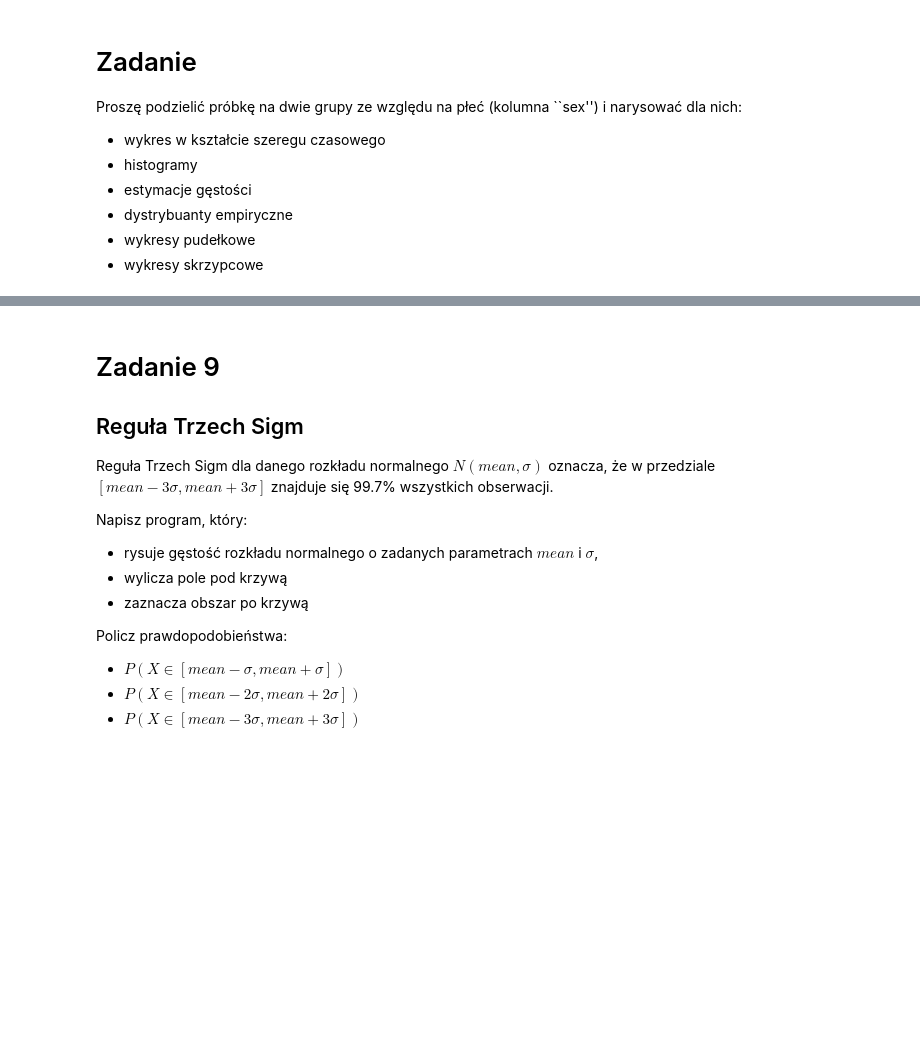
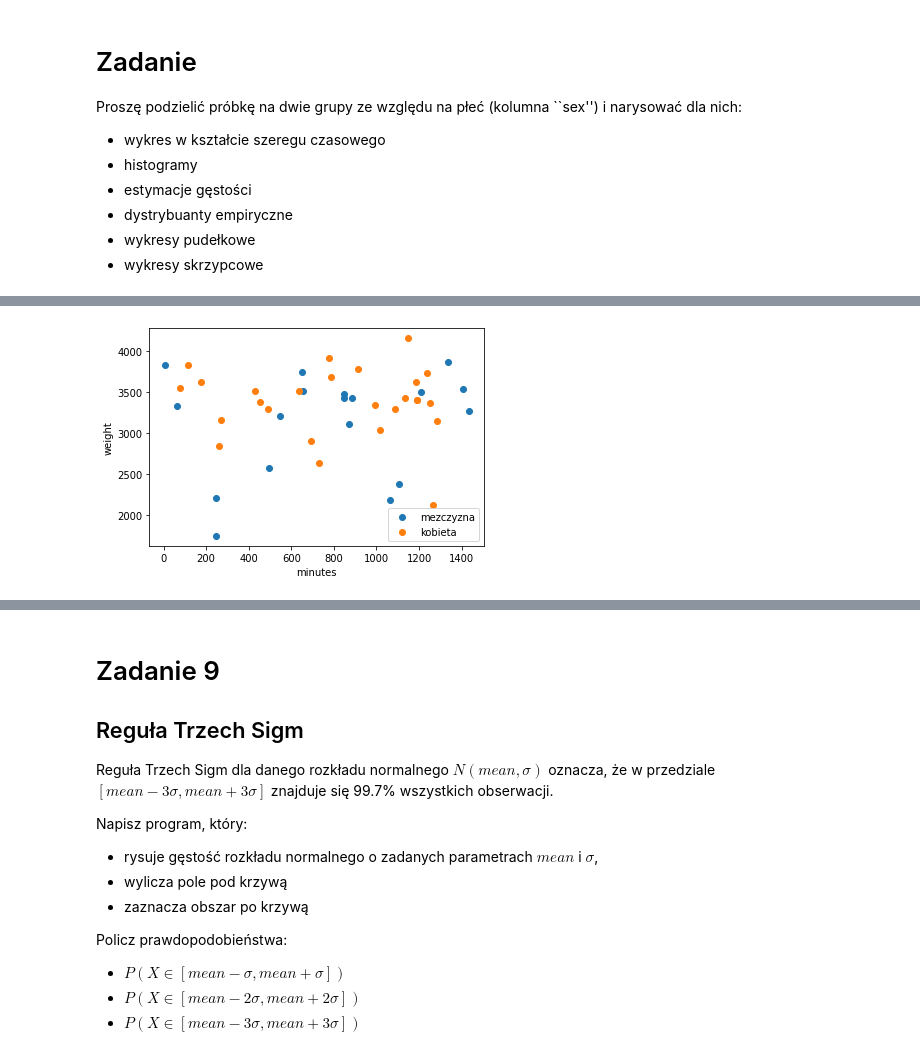
Before and after one commit to Banzanic/PSI-zadania, a Jupyter notebook: Z02_numy_pandas.ipynb, the cells around one changed output, grey strips where cells are left out. Drawn from its saved outputs; the diff is of its cells as text; code cells hidden in the pictures; blank space fills up the shorter version.

```diff
--- a/Z02_numy_pandas.ipynb
+++ b/Z02_numy_pandas.ipynb
@@ -1774,0 +1759,9 @@ Proszę podzielić próbkę na dwie grupy ze względu na płeć (kolumna ``sex''
+# %%
+mezczyzna=df[df.sex==1]
+kobieta=df[df.sex==2]
+plt.scatter(mezczyzna.Minutes, mezczyzna.Weight, label="mezczyzna")
+plt.scatter(kobieta.Minutes, kobieta.Weight, label="kobieta")
+plt.legend()
+plt.show()
+# %% [output]
+[figure, added]
```
Also changed, not shown: parts of 21 cells of this notebook.
